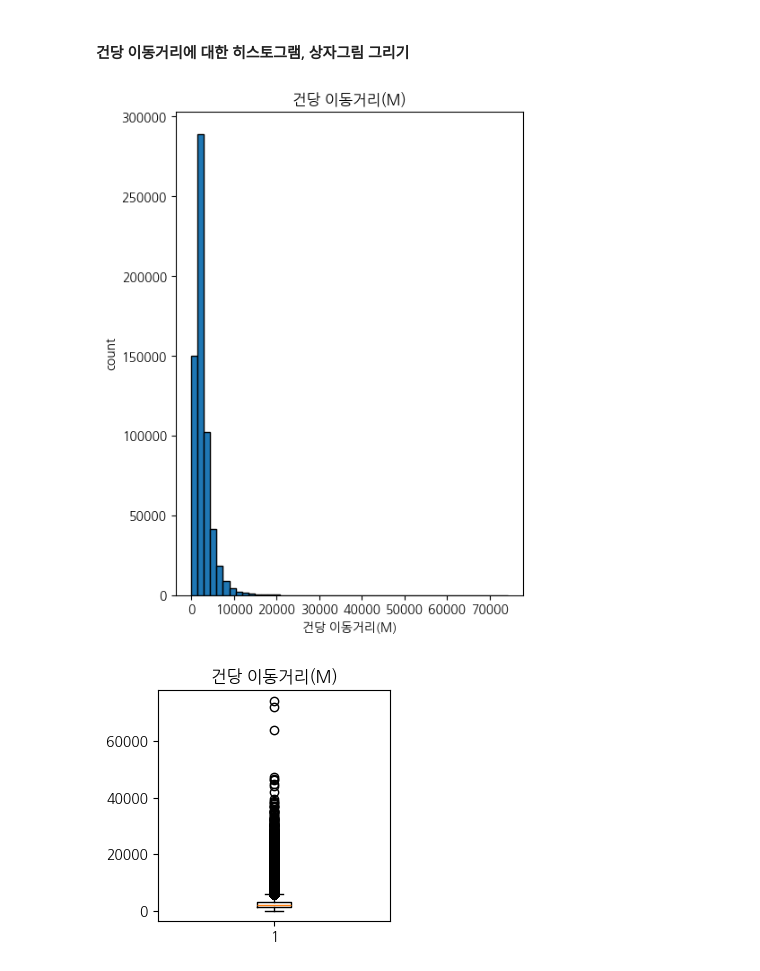
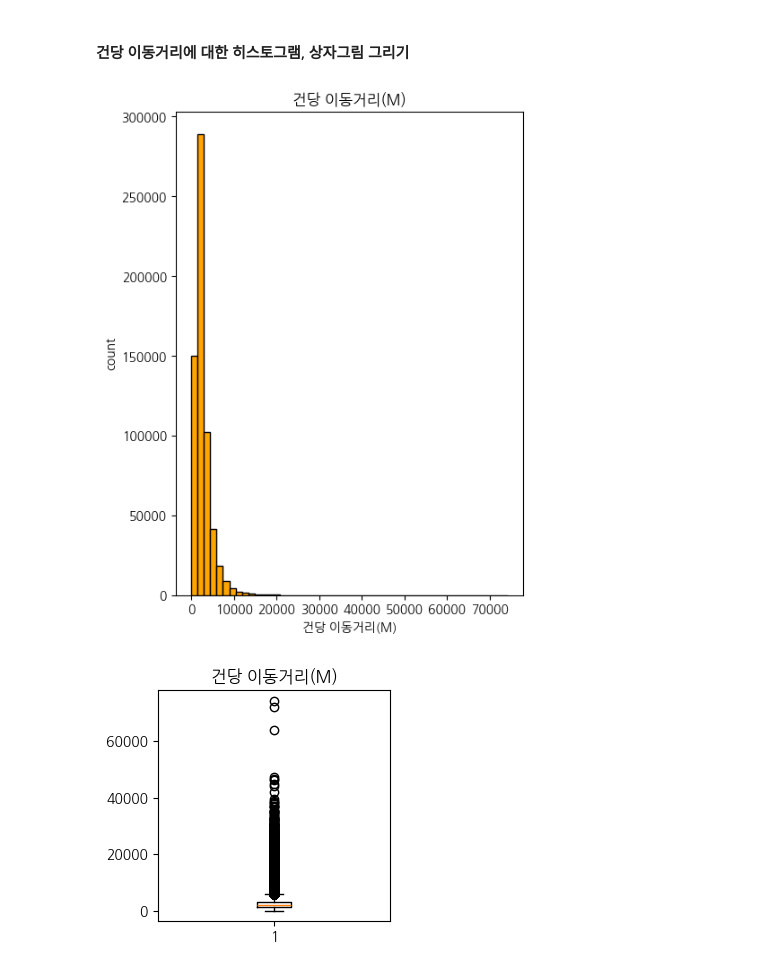
Before and after one commit to yojeongyujeong/yogurtyojung, a Jupyter notebook: 06_데이터분석_서울특별시_꽁공자전거_실습.ipynb, the cells around one changed output. Saved outputs shown, nothing was run; the diff lists cells and outputs as text; code cells hidden in the pictures.

```diff
--- a/06_데이터분석_서울특별시_꽁공자전거_실습.ipynb
+++ b/06_데이터분석_서울특별시_꽁공자전거_실습.ipynb
@@ -354,17 +354,17 @@ Name: count, dtype: int64
 # %%
 import matplotlib.pyplot as plt
 bicyle_alpha["건당 이동거리(M)"]
 
 # "건당 이동거리(M)"열에 대한 히스토그램
 plt.figure(figsize=(5, 7))
-plt.hist(bicyle_alpha["건당 이동거리(M)"], bins=50, edgecolor="black")
+plt.hist(bicyle_alpha["건당 이동거리(M)"], bins=50, color="orange", edgecolor="black")
 # plt.xlim([0, 20000])
 plt.title("건당 이동거리(M)")
 plt.xlabel("건당 이동거리(M)")
 plt.ylabel("count")
 plt.show()
 # %% [output]
-[figure, old version]
+[figure, new version]
 # %%
 # "월 수입(만원)"열에 대한 boxplot
 plt.figure(figsize=(3, 3))
```
Also changed, not shown: parts of 5 cells of this notebook, 5 other files.
